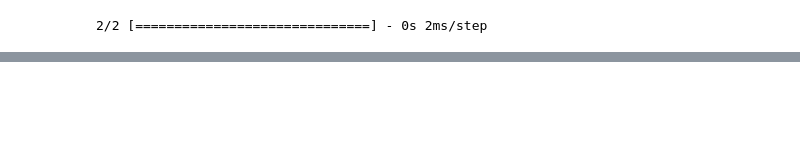
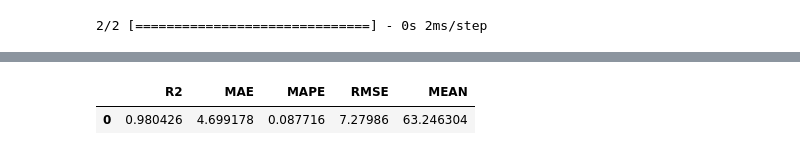
Before and after one commit to SaucyBoi21/PlantFlow, a Jupyter notebook: models/regression/models/LFW.ipynb, the cells around one changed output, grey strips where cells are left out. Cells and saved outputs as stored; diff of their text form; code cells hidden in the pictures; blank space fills up the shorter version.

```diff
--- a/models/regression/models/LFW.ipynb
+++ b/models/regression/models/LFW.ipynb
@@ -133,0 +141,9 @@ generate_csv(model, X_test, y_test, "LFW_predictions", "LFW_actual", figures_fil
+# %%
+r2_test,mae_test,mape_test, rmse_test,mean_test = reg_metrics(y_test, test_prediction)
+
+metrics_dict = {'R2': r2_test, 'MAE': mae_test, 'MAPE': mape_test, 'RMSE': rmse_test, 'MEAN': mean_test}
+metrics_df = pd.DataFrame([metrics_dict])
+metrics_df
+# %% [output]
+|  | R2 | MAE | MAPE | RMSE | MEAN |
+| 0 | 0.980426 | 4.699178 | 0.087716 | 7.27986 | 63.246304 |
```
Also changed, not shown: parts of 9 cells of this notebook, 1 other file.
